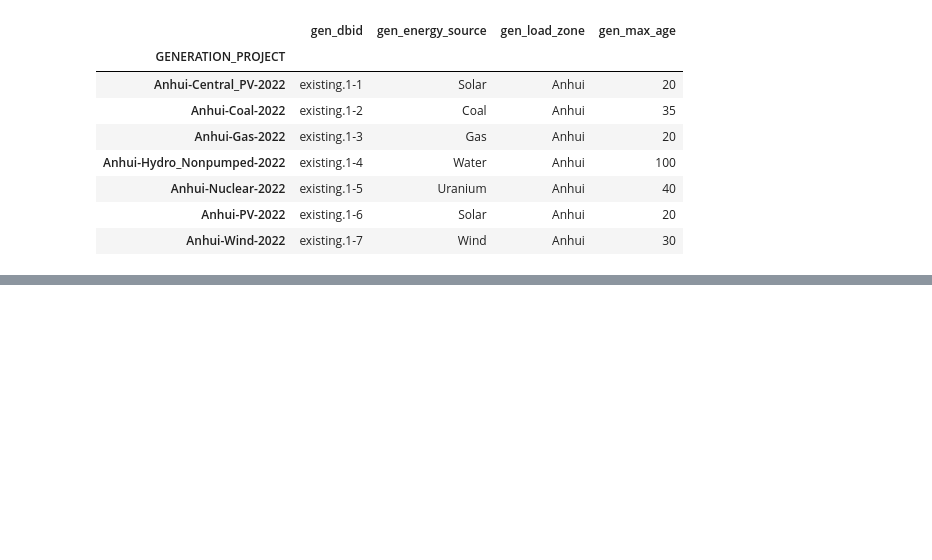
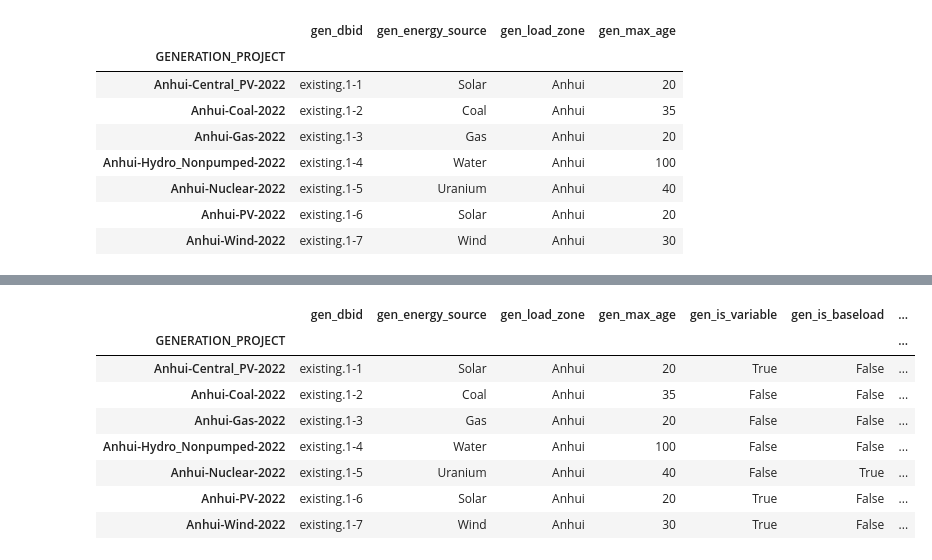
Before and after one commit to WEI-1228/pandas, a Jupyter notebook: gen_info.ipynb, the cells around one changed output, grey strips where cells are left out. Cells and saved outputs as stored; diff of their text form; code cells hidden in the pictures; blank space fills up the shorter version.

```diff
--- a/gen_info.ipynb
+++ b/gen_info.ipynb
@@ -146,0 +186,15 @@ generation_df.head(7)
+# %%
+generation_df["gen_can_provide_spinning_reserves"] = [False] * len(generation_df)
+generation_df.loc[generation_df["gen_energy_source"] == "Coal", "gen_can_provide_spinning_reserves"] = True
+generation_df.loc[generation_df["gen_energy_source"] == "Gas", "gen_can_provide_spinning_reserves"] = True
+generation_df.head(7)
+# %% [output]
+|  | gen_dbid | gen_energy_source | gen_load_zone | gen_max_age | gen_is_variable | gen_is_baseload | ... |
+| GENERATION_PROJECT |  |  |  |  |  |  | ... |
+| Anhui-Central_PV-2022 | existing.1-1 | Solar | Anhui | 20 | True | False | ... |
+| Anhui-Coal-2022 | existing.1-2 | Coal | Anhui | 35 | False | False | ... |
+| Anhui-Gas-2022 | existing.1-3 | Gas | Anhui | 20 | False | False | ... |
+| Anhui-Hydro_Nonpumped-2022 | existing.1-4 | Water | Anhui | 100 | False | False | ... |
+| Anhui-Nuclear-2022 | existing.1-5 | Uranium | Anhui | 40 | False | True | ... |
+| Anhui-PV-2022 | existing.1-6 | Solar | Anhui | 20 | True | False | ... |
+| Anhui-Wind-2022 | existing.1-7 | Wind | Anhui | 30 | True | False | ... |
```
Also changed, not shown: parts of 11 cells of this notebook.
